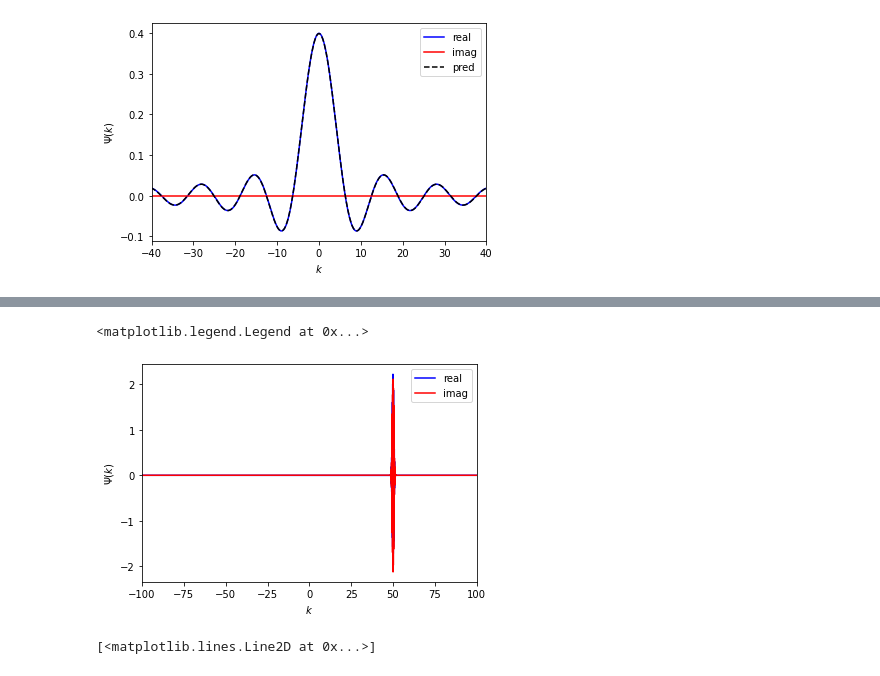
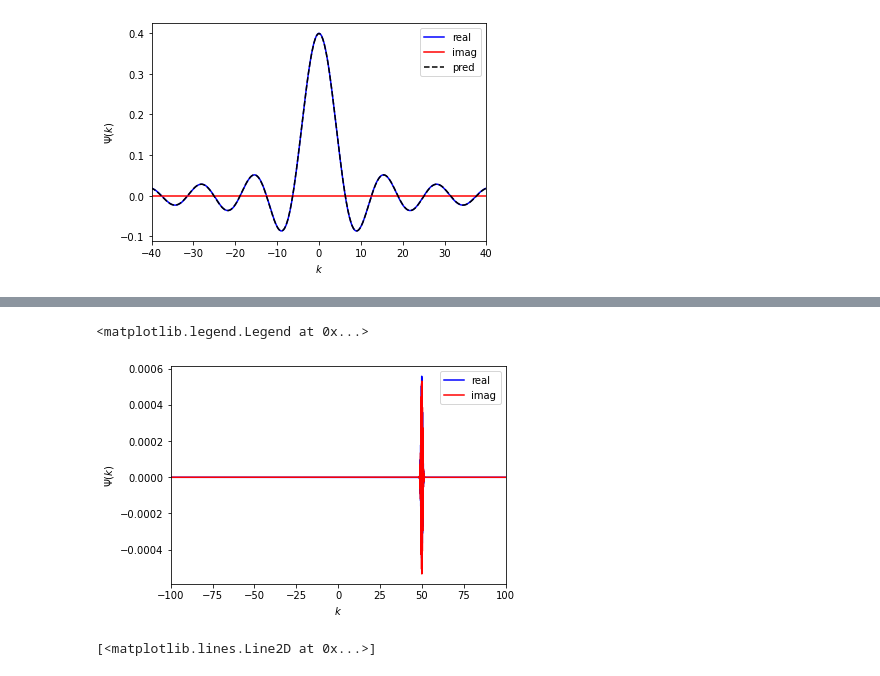
Before and after one commit to mulhearn/classwork, a Jupyter notebook: phy115a/python/fourier.ipynb, the cells around one changed output, grey strips where cells are left out. Saved outputs shown, nothing was run; the diff lists cells and outputs as text; code cells hidden in the pictures.

```diff
--- a/phy115a/python/fourier.ipynb
+++ b/phy115a/python/fourier.ipynb
@@ -50,13 +52,3 @@ print("calculated peak:   ", np.max(gr))
 predicted peak:     0.3989422804014327
 calculated peak:    0.3997401649622356
 [figure]
-# %%
-# Gaussian Example
-
-def f(x):
-    return np.exp(-x**2/10.0)*np.exp(1j*50*x)
-
-xf = np.linspace(-50,50,1000)
-plt.plot(xf,np.real(f(xf)),"b-")
-plt.plot(xf,np.imag(f(xf)),"r-")
-plt.plot(xf,np.absolute(f(xf)),"k-")
@@ -65,0 +55,19 @@ plt.plot(xf,np.absolute(f(xf)),"k-")
+# %%
+# Gaussian Example
+
+a=0.1   # Gaussian parameter (Griffiths)
+l=1   # wavenumber of particle
+
+def psi(x):
+    return (2*a/np.pi)**0.25*np.exp(-a*x**2)*np.exp(1j*l*x)
+
+def tpsi(x,t):
+    gamma = complex(1,2*1j*t)
+    return (2*a/np.pi)**0.25/gamma * np.exp(-a*(x-l*t/a)**2)*np.exp(1j*l*(x-l*t/(2*a)))
+
+xf = np.linspace(-50,50,1000)
+t=2
+
+plt.plot(xf,np.real(tpsi(xf,t)),"b-")
+plt.plot(xf,np.imag(tpsi(xf,t)),"r-")
+plt.plot(xf,np.absolute(tpsi(xf,t)),"k-")
@@ -66,39 +77,41 @@ plt.plot(xf,np.absolute(f(xf)),"k-")
 # %%
 #Example using FFT to approximate the Fourier Transform of the above defined function:
 
-x0=-100
-a=200
+X0=-100
+L=200
 N=10000
 
-x = np.arange(x0,x0+a,a/N)
+x = np.arange(X0,X0+L,L/N)
 y = f(x+80)
 
 G=np.fft.fft(y)
 #multiply the FFT "frequencies" by the 2pi/(a/N) to correctly normalize the wavenumbers:
-K= np.fft.fftfreq(y.size)*2*pi*N/a
+K= np.fft.fftfreq(y.size)*2*pi*N/L
 #change the order of the array so frequencies increase monotonically
 g = np.fft.fftshift(G)
 k = np.fft.fftshift(K)
 #apply the phase factor to shift back to potential that is centered at x=0:
-p = np.exp(1j*k*x0)
+p = np.exp(1j*k*X0)
 g = np.multiply(g,p)
 
 gr = 1/sqrt(2*np.pi)*(a/N)*np.real(g)
 gi = 1/sqrt(2*np.pi)*(a/N)*np.imag(g)
 
 plot(k,gr,"b-",label="real")
 plot(k,gi,"r-",label="imag")
 
-#kf = np.linspace(-100,100,1000)
-#pred = sqrt(b/pi)*np.sinc(kf*b/np.pi)
+kf = np.linspace(-100,100,1000)
+pred = sqrt(b/pi)*np.sinc(kf*b/np.pi)
+
+
 #plot(kf,pred,"k--",label="pred")
 plt.xlim(-100,100)
 plt.xlabel("$k$")
 plt.ylabel("$\Psi(k)$")
 plt.legend()
 # %% [output]
 <matplotlib.legend.Legend at 0x...>
-[figure, old version]
+[figure, new version]
 # %%
 # inverse Fourier Transform:
 
```
Also changed, not shown: parts of 3 cells of this notebook, 1 other file.
